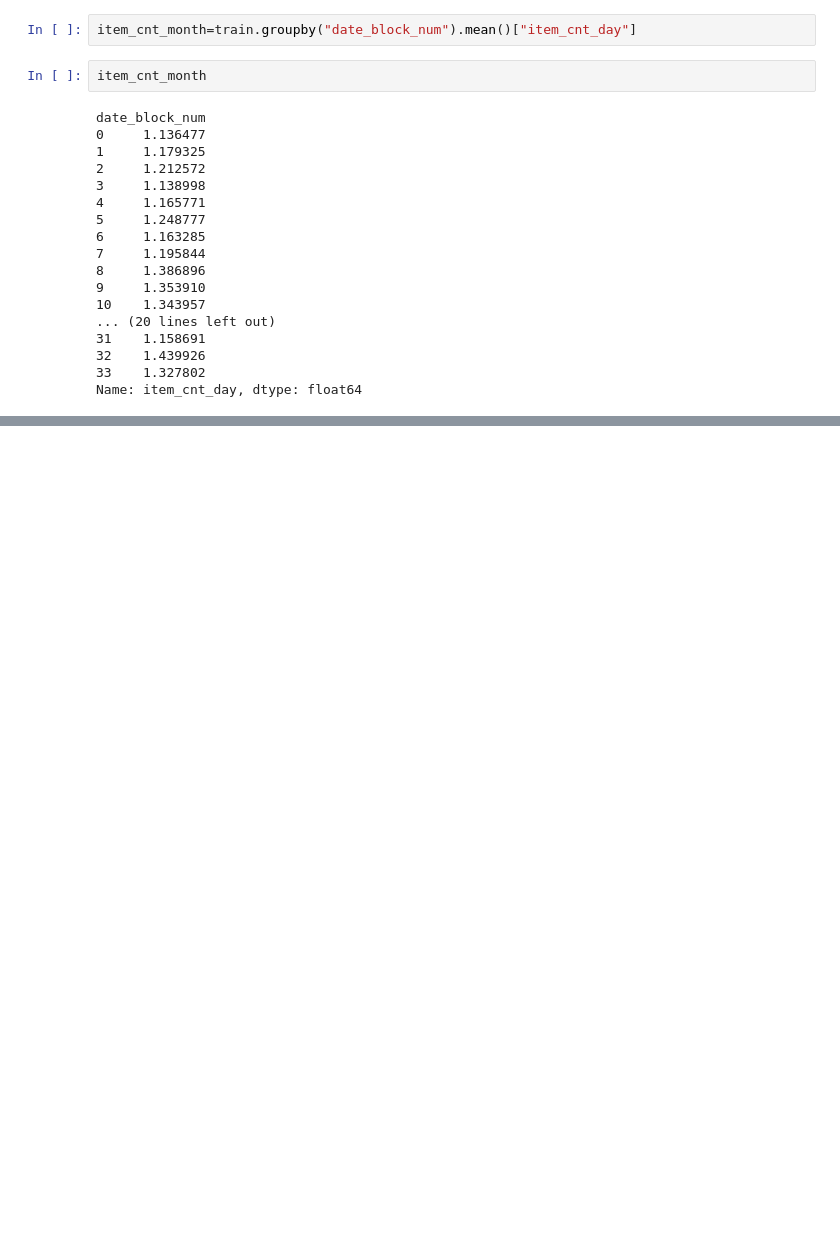
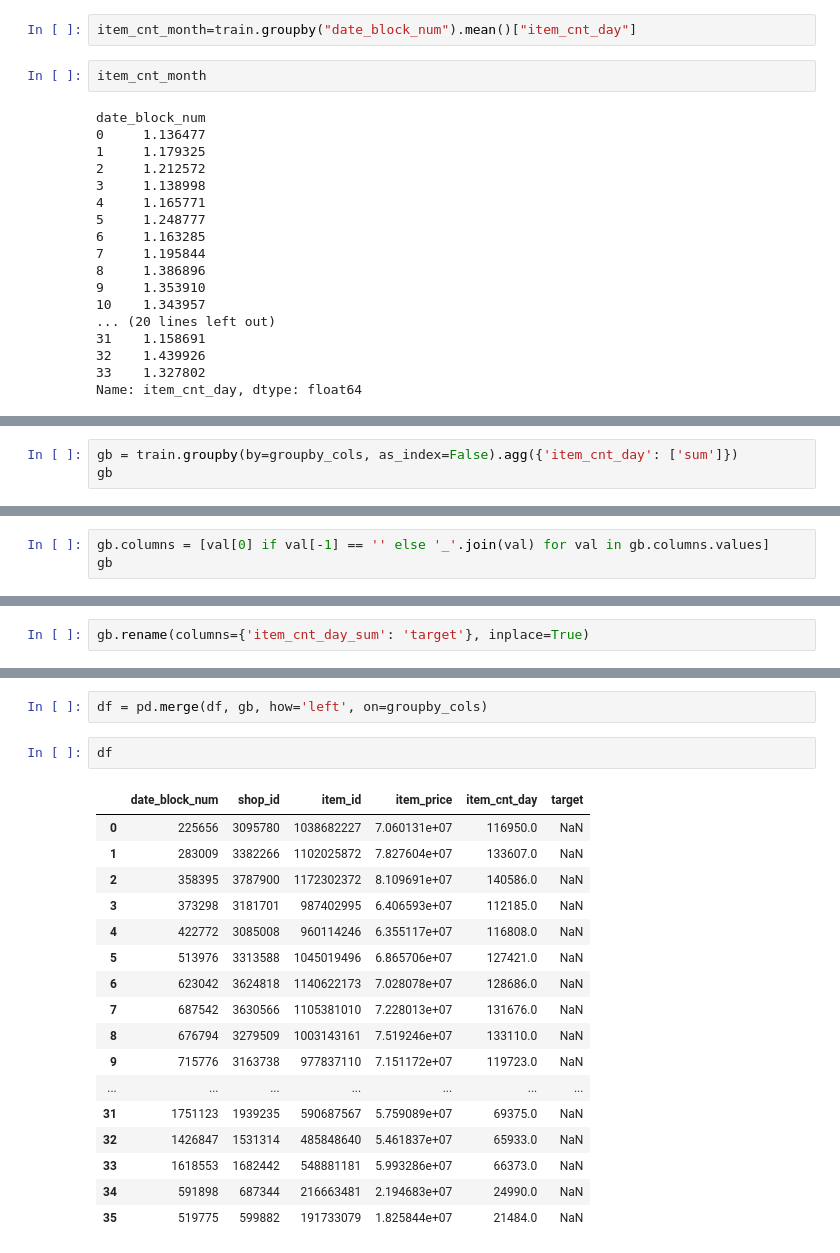
Before and after one commit to WHYTEWYLL/Future_Sales, a Jupyter notebook: Data Cleaning.ipynb, the cells around one changed output, grey strips where cells are left out. Saved outputs shown, nothing was run; the diff lists cells and outputs as text; blank space fills up the shorter version.

```diff
--- a/Data Cleaning.ipynb
+++ b/Data Cleaning.ipynb
@@ -184,0 +182,3 @@ X_train, X_test, y_train, y_test = train_test_split(X, y, test_size=0.2)
+# %%
+gb = train.groupby(by=groupby_cols, as_index=False).agg({'item_cnt_day': ['sum']})
+gb
@@ -184,0 +200,3 @@ X_train, X_test, y_train, y_test = train_test_split(X, y, test_size=0.2)
+# %%
+gb.columns = [val[0] if val[-1] == '' else '_'.join(val) for val in gb.columns.values]
+gb
@@ -184,0 +217,2 @@ X_train, X_test, y_train, y_test = train_test_split(X, y, test_size=0.2)
+# %%
+gb.rename(columns={'item_cnt_day_sum': 'target'}, inplace=True)
@@ -184,0 +235,22 @@ X_train, X_test, y_train, y_test = train_test_split(X, y, test_size=0.2)
+# %%
+df = pd.merge(df, gb, how='left', on=groupby_cols)
+# %%
+df
+# %% [output]
+|  | date_block_num | shop_id | item_id | item_price | item_cnt_day | target |
+| 0 | 225656 | 3095780 | 1038682227 | 7.060131e+07 | 116950.0 | NaN |
+| 1 | 283009 | 3382266 | 1102025872 | 7.827604e+07 | 133607.0 | NaN |
+| 2 | 358395 | 3787900 | 1172302372 | 8.109691e+07 | 140586.0 | NaN |
+| 3 | 373298 | 3181701 | 987402995 | 6.406593e+07 | 112185.0 | NaN |
+| 4 | 422772 | 3085008 | 960114246 | 6.355117e+07 | 116808.0 | NaN |
+| 5 | 513976 | 3313588 | 1045019496 | 6.865706e+07 | 127421.0 | NaN |
+| 6 | 623042 | 3624818 | 1140622173 | 7.028078e+07 | 128686.0 | NaN |
+| 7 | 687542 | 3630566 | 1105381010 | 7.228013e+07 | 131676.0 | NaN |
+| 8 | 676794 | 3279509 | 1003143161 | 7.519246e+07 | 133110.0 | NaN |
+| 9 | 715776 | 3163738 | 977837110 | 7.151172e+07 | 119723.0 | NaN |
+| ... | ... | ... | ... | ... | ... | ... |
+| 31 | 1751123 | 1939235 | 590687567 | 5.759089e+07 | 69375.0 | NaN |
+| 32 | 1426847 | 1531314 | 485848640 | 5.461837e+07 | 65933.0 | NaN |
+| 33 | 1618553 | 1682442 | 548881181 | 5.993286e+07 | 66373.0 | NaN |
+| 34 | 591898 | 687344 | 216663481 | 2.194683e+07 | 24990.0 | NaN |
+| 35 | 519775 | 599882 | 191733079 | 1.825844e+07 | 21484.0 | NaN |
```
Also changed, not shown: parts of 9 cells of this notebook.
